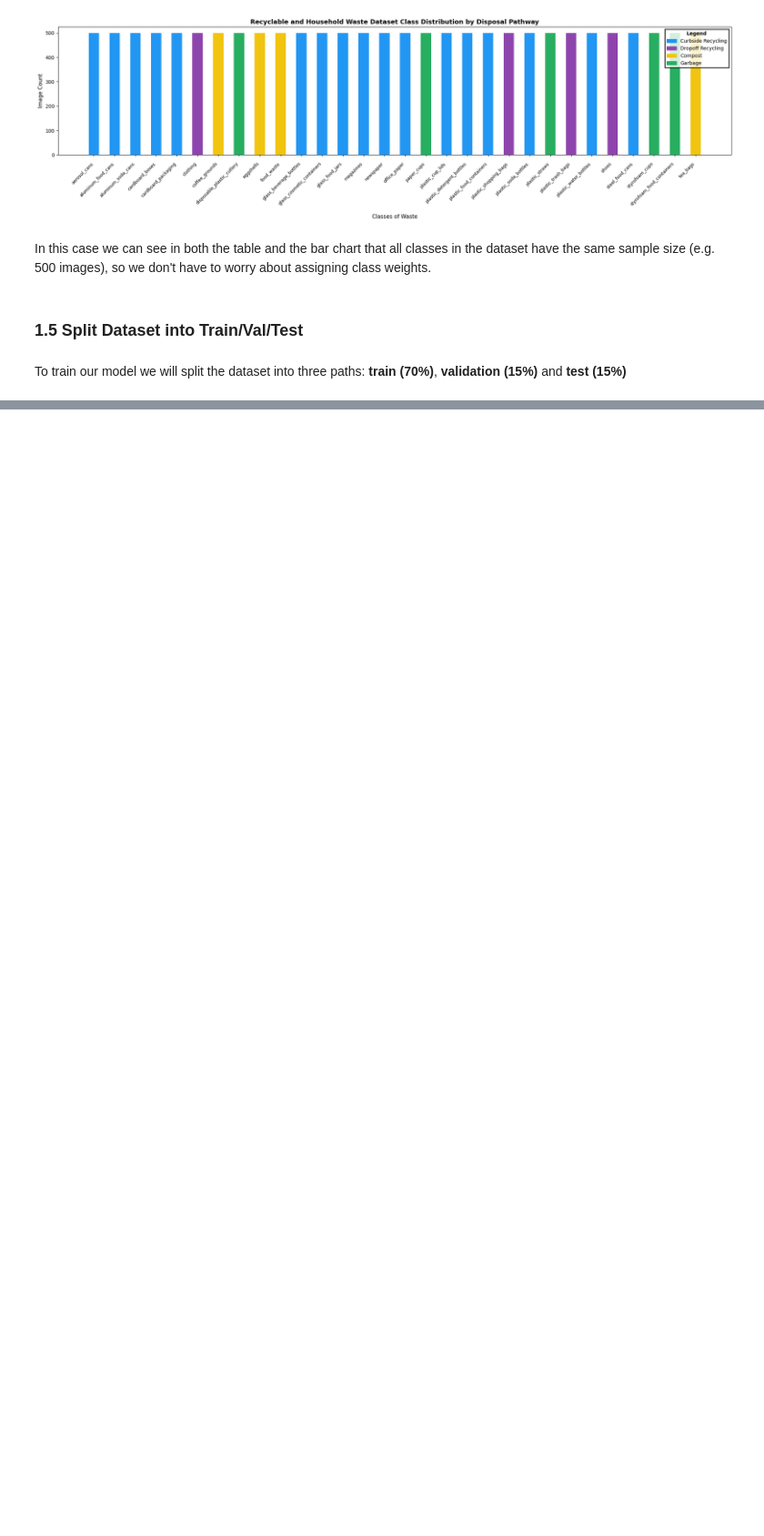
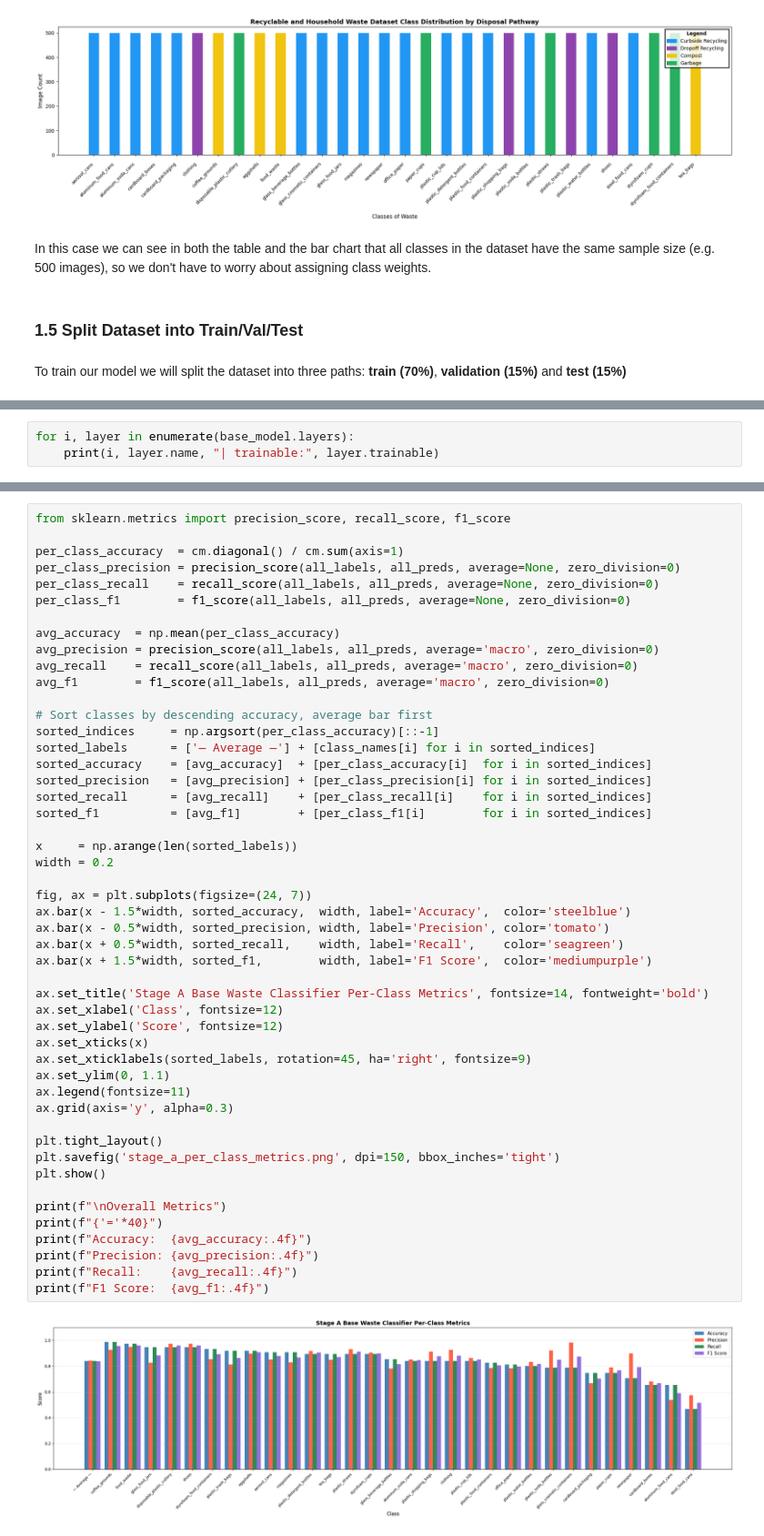
Before and after one commit to Raghavsk24/EcoBin, a Jupyter notebook: ecobin-end-to-end-waste-classification-pipeline.ipynb, the cells around one changed output, grey strips where cells are left out. Shown at 91% size. Saved outputs shown, nothing was run; the diff lists cells and outputs as text; blank space fills up the shorter version.

```diff
--- a/ecobin-end-to-end-waste-classification-pipeline.ipynb
+++ b/ecobin-end-to-end-waste-classification-pipeline.ipynb
@@ -244,0 +508,3 @@ Train/val/test split complete
+# %%
+for i, layer in enumerate(base_model.layers):
+    print(i, layer.name, "| trainable:", layer.trainable)
@@ -244,0 +692,51 @@ Train/val/test split complete
+# %%
+from sklearn.metrics import precision_score, recall_score, f1_score
+
+per_class_accuracy  = cm.diagonal() / cm.sum(axis=1)
+per_class_precision = precision_score(all_labels, all_preds, average=None, zero_division=0)
+per_class_recall    = recall_score(all_labels, all_preds, average=None, zero_division=0)
+per_class_f1        = f1_score(all_labels, all_preds, average=None, zero_division=0)
+
+avg_accuracy  = np.mean(per_class_accuracy)
+avg_precision = precision_score(all_labels, all_preds, average='macro', zero_division=0)
+avg_recall    = recall_score(all_labels, all_preds, average='macro', zero_division=0)
+avg_f1        = f1_score(all_labels, all_preds, average='macro', zero_division=0)
+
+# Sort classes by descending accuracy, average bar first
+sorted_indices     = np.argsort(per_class_accuracy)[::-1]
+sorted_labels      = ['— Average —'] + [class_names[i] for i in sorted_indices]
+sorted_accuracy    = [avg_accuracy]  + [per_class_accuracy[i]  for i in sorted_indices]
+sorted_precision   = [avg_precision] + [per_class_precision[i] for i in sorted_indices]
+sorted_recall      = [avg_recall]    + [per_class_recall[i]    for i in sorted_indices]
+sorted_f1          = [avg_f1]        + [per_class_f1[i]        for i in sorted_indices]
+
+x     = np.arange(len(sorted_labels))
+width = 0.2
+
+fig, ax = plt.subplots(figsize=(24, 7))
+ax.bar(x - 1.5*width, sorted_accuracy,  width, label='Accuracy',  color='steelblue')
+ax.bar(x - 0.5*width, sorted_precision, width, label='Precision', color='tomato')
+ax.bar(x + 0.5*width, sorted_recall,    width, label='Recall',    color='seagreen')
+ax.bar(x + 1.5*width, sorted_f1,        width, label='F1 Score',  color='mediumpurple')
+
+ax.set_title('Stage A Base Waste Classifier Per-Class Metrics', fontsize=14, fontweight='bold')
+ax.set_xlabel('Class', fontsize=12)
+ax.set_ylabel('Score', fontsize=12)
+ax.set_xticks(x)
+ax.set_xticklabels(sorted_labels, rotation=45, ha='right', fontsize=9)
+ax.set_ylim(0, 1.1)
+ax.legend(fontsize=11)
+ax.grid(axis='y', alpha=0.3)
+
+plt.tight_layout()
+plt.savefig('stage_a_per_class_metrics.png', dpi=150, bbox_inches='tight')
+plt.show()
+
+print(f"\nOverall Metrics")
+print(f"{'='*40}")
+print(f"Accuracy:  {avg_accuracy:.4f}")
+print(f"Precision: {avg_precision:.4f}")
+print(f"Recall:    {avg_recall:.4f}")
+print(f"F1 Score:  {avg_f1:.4f}")
+# %% [output]
+[figure, added]
```
Also changed, not shown: parts of 28 cells of this notebook.
